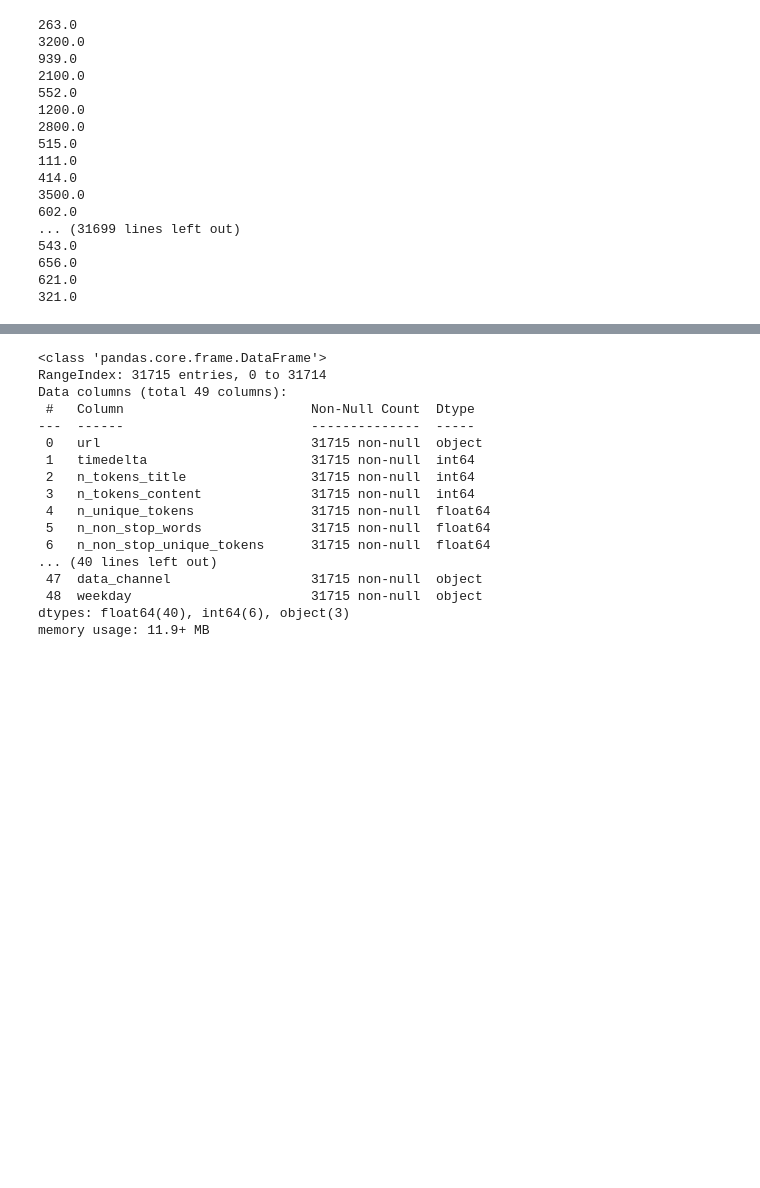
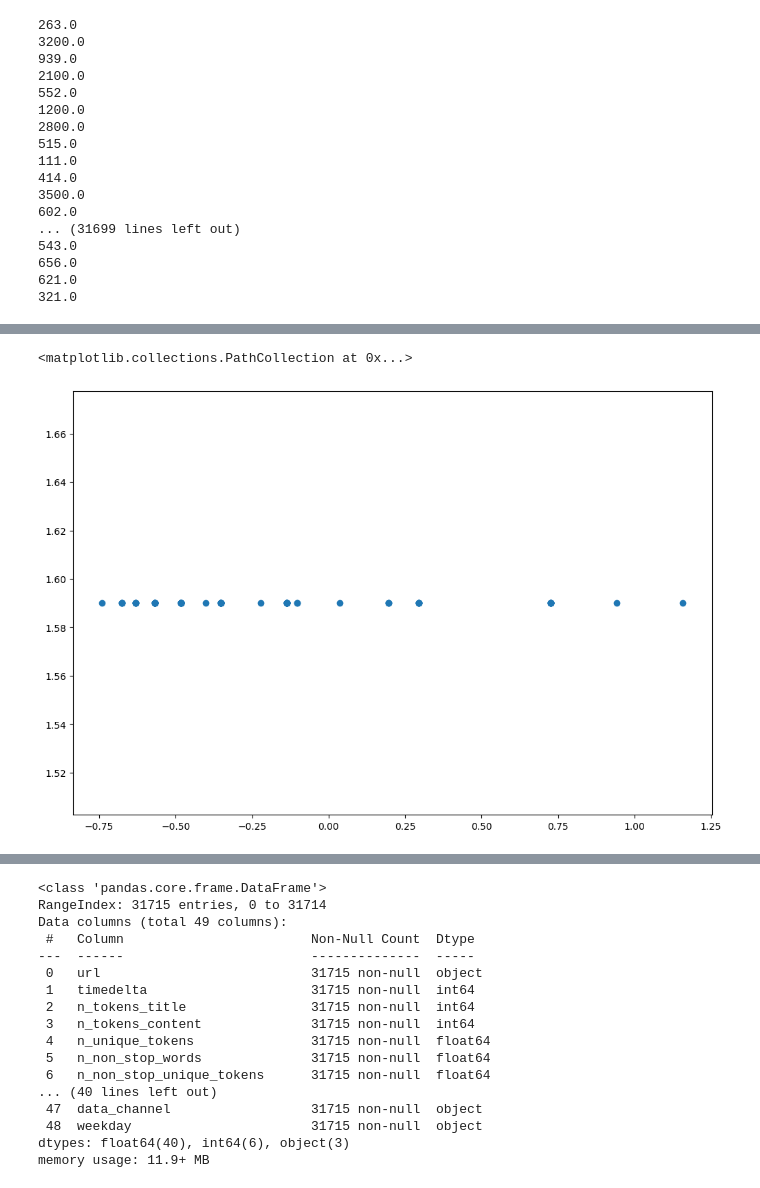
Before and after one commit to Mattizza/DSL-Online-News-Popularity, a Jupyter notebook: DSL_news.ipynb, the cells around one changed output, grey strips where cells are left out. Saved outputs shown, nothing was run; the diff lists cells and outputs as text; code cells hidden in the pictures; blank space fills up the shorter version.

```diff
--- a/data/summer_project_dataset/DSL_news.ipynb
+++ b/DSL_news.ipynb
@@ -191,0 +215,8 @@ data['kw_max_min'].value_counts()[1.59]
+# %%
+# We look the value of kw_avg_min when kw_max_min == 1.59 and we substitute the value.
+new_data = data[data['kw_max_min'] == 1.59]
+max_min, avg_min = new_data['kw_avg_min'], new_data['kw_max_min']
+plt.scatter(max_min, avg_min)
+# %% [output]
+<matplotlib.collections.PathCollection at 0x...>
+[figure, added]
```
Also changed, not shown: parts of 12 cells of this notebook, 1 other file.
